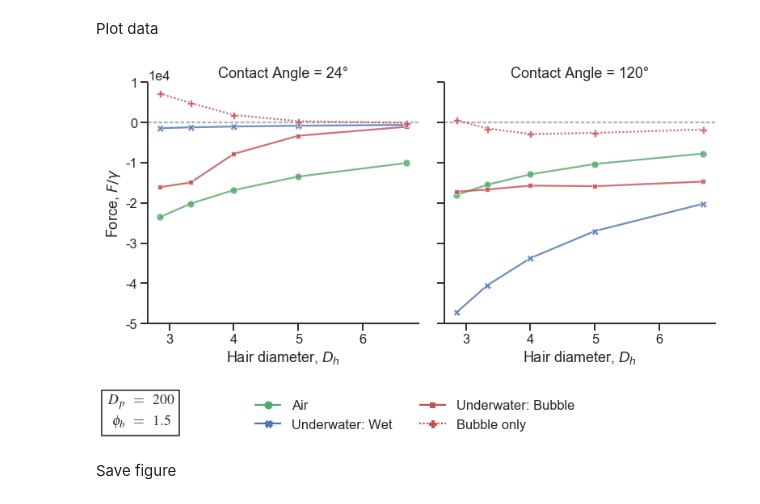
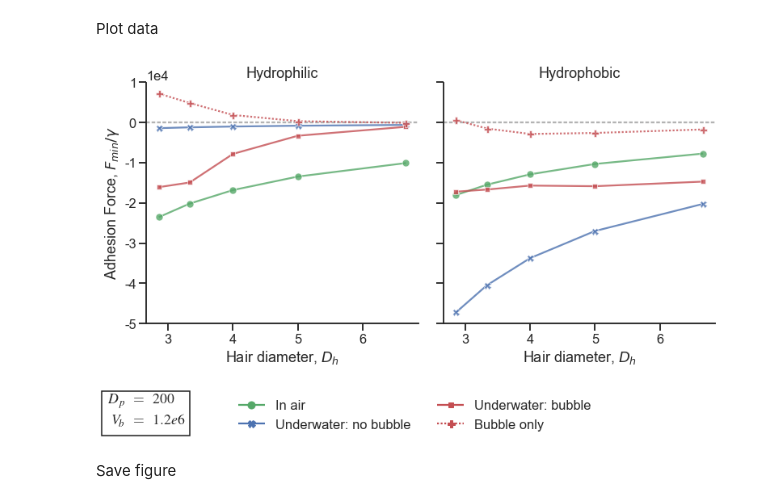
Before and after one commit to PranavSudersan/paper-underwater_adhesion, a Jupyter notebook: plot codes/Insect adhesion paper figures.ipynb, the cells around one changed output. Saved outputs shown, nothing was run; the diff lists cells and outputs as text; code cells hidden in the pictures.

```diff
--- a/plot codes/Insect adhesion paper figures.ipynb
+++ b/plot codes/Insect adhesion paper figures.ipynb
@@ -560,30 +602,23 @@ modelData = pd.read_excel(dataPath, engine = 'openpyxl') # Load dataset
 # %% [markdown]
 Data clean
 # %%
+modelData.rename(columns = {'Air': 'In air',
+                                   'Underwater: Bubble': 'Underwater: bubble',
+                                   'Underwater: Wet': 'Underwater: no bubble'},
+                 inplace = True)
 column_list = list(modelData.columns)
 
 #force variables in data (used to convert data to long form)
 force_vars = ['Force_hair_air', 'Force_hair_water', 'Force (hair)',
-              'Bubble only', 'Underwater: Bubble', 'Air', 'Underwater: Wet']
+              'Bubble only', 'Underwater: bubble', 'In air', 'Underwater: no bubble']
 #forces to include in plot
-force_order = ['Air','Underwater: Wet','Underwater: Bubble', 'Bubble only']#['Air','Underwater: Wet','Underwater: Bubble','Bubble only']
+force_order = ['In air','Underwater: no bubble','Underwater: bubble', 'Bubble only']#['Air','Underwater: Wet','Underwater: Bubble','Bubble only']
 
 group_param = ['Model', 'Contact Angle', 'θ-fa', 'θ-fw',
                'D_p/D_h', 'a_b', 'a_f', 'Fluid data file',
                'Bubble data file']
 fixed_param = {'Pad dia': [200],
                'a_b' : [1.5]} #fixed parameters in order of textbox display
-#create latex formatted mapping for relevant column names for plot display
-#change this to alter displayed parameter text
-latex_map = {'D_p/D_h' : r'D_p/D_h',
-             'a_b' : r'\phi_b',
-             'Pad dia': r'D_p'}
-
-#textbox text in latex format
-fixed_param_text = r' \\ '.join([latex_map[x] + '&=&' +
-                                 ','.join(map(str,fixed_param[x]))
-                              for x in fixed_param.keys()])
-
 
 #include degree sign to contact angle
 modelData['Contact Angle'] = modelData['Contact Angle'].astype(str) + '°'
@@ -609,6 +644,20 @@ data_grouped = data_filtered.groupby(group_param).min().reset_index()
 #normalize w.r.t pad dia
 # data_grouped['Force'] = data_grouped['Force']/data_grouped['Pad dia']
 # data_grouped['Hair dia'] = data_grouped['Hair dia']/data_grouped['Pad dia']
+
+#create latex formatted mapping for relevant column names for plot display
+#change this to alter displayed parameter text
+latex_map = {'D_p/D_h' : r'D_p/D_h',
+             'a_b' : r'\phi_b',
+            'V_b' : r'V_b',
+            'Pad dia': r'D_p'}
+#set volume as fixed instead of phi_b
+latex_fix_param = {'Pad dia': [200],
+                   'V_b' : ["{:.1e}".format(modelData['Vb'].iloc[0]).replace('+0', '')]}
+#textbox text in latex format
+fixed_param_text = r' \\ '.join([latex_map[x] + '&=&' +
+                                 ','.join(map(str,latex_fix_param[x]))
+                              for x in latex_fix_param.keys()])
 # %% [markdown]
 Configure plot style
 # %%
@@ -641,7 +690,7 @@ ax = sns.relplot(data=data_grouped,
 
 (ax.map(plt.axhline, y=0, color=".7", dashes=(2, 1), zorder=0)
      .set_axis_labels(r'Hair diameter, $D_h$',
-                      r"Force, $F/\gamma$")
+                      r"Adhesion Force, $F_{min}/\gamma$")
   .tight_layout(w_pad=0))
 
 fig = ax.fig
@@ -656,34 +705,40 @@ leg = ax._legend
 
 leg.remove()
 fig.tight_layout()
 
 leg = plt.legend(handles, labels, ncol = 2,
                  framealpha = 0)
 
 leg_bbox = leg.get_tightbbox(fig.canvas.get_renderer())
 x0, y0, w, h = leg_bbox.inverse_transformed(fig.transFigure).bounds
 bbox = (-w, -h, 1 + 2 * w, 1 +  2 * h)
 leg.set_bbox_to_anchor(bbox, transform = fig.transFigure)
 leg._loc = 8 #legend location
 
 #draw textbox of fixed parameters UNCOMMENT THIS
 rc('font',**{'serif':['Times']})
 rc('text', usetex=True)
 
 text = r"\begin{eqnarray*}" + fixed_param_text + r"\end{eqnarray*}"
 anc = AnchoredText(text, loc="lower left", frameon=True,
                    bbox_to_anchor= (0,-h),
                    bbox_transform=ax.fig.transFigure)
 ##anc.patch.set_alpha(0)
 ##anc.patch.set_edgecolor('k')
 ax.fig.add_artist(anc)
 
 #format plot
 ax.fig.set_size_inches(*fig_size)
 
+#replace titles in order left to right
+titles = ['Hydrophilic', 'Hydrophobic']
+axes = ax.axes.flatten()
+for i, ax1 in enumerate(axes):
+    ax1.set_title(titles[i])
+
 plt.show()
 # %% [output]
-[figure, old version]
+[figure, new version]
 # %% [markdown]
 Save figure
 # %%
```
Also changed, not shown: parts of 29 cells of this notebook, 20 other files.
